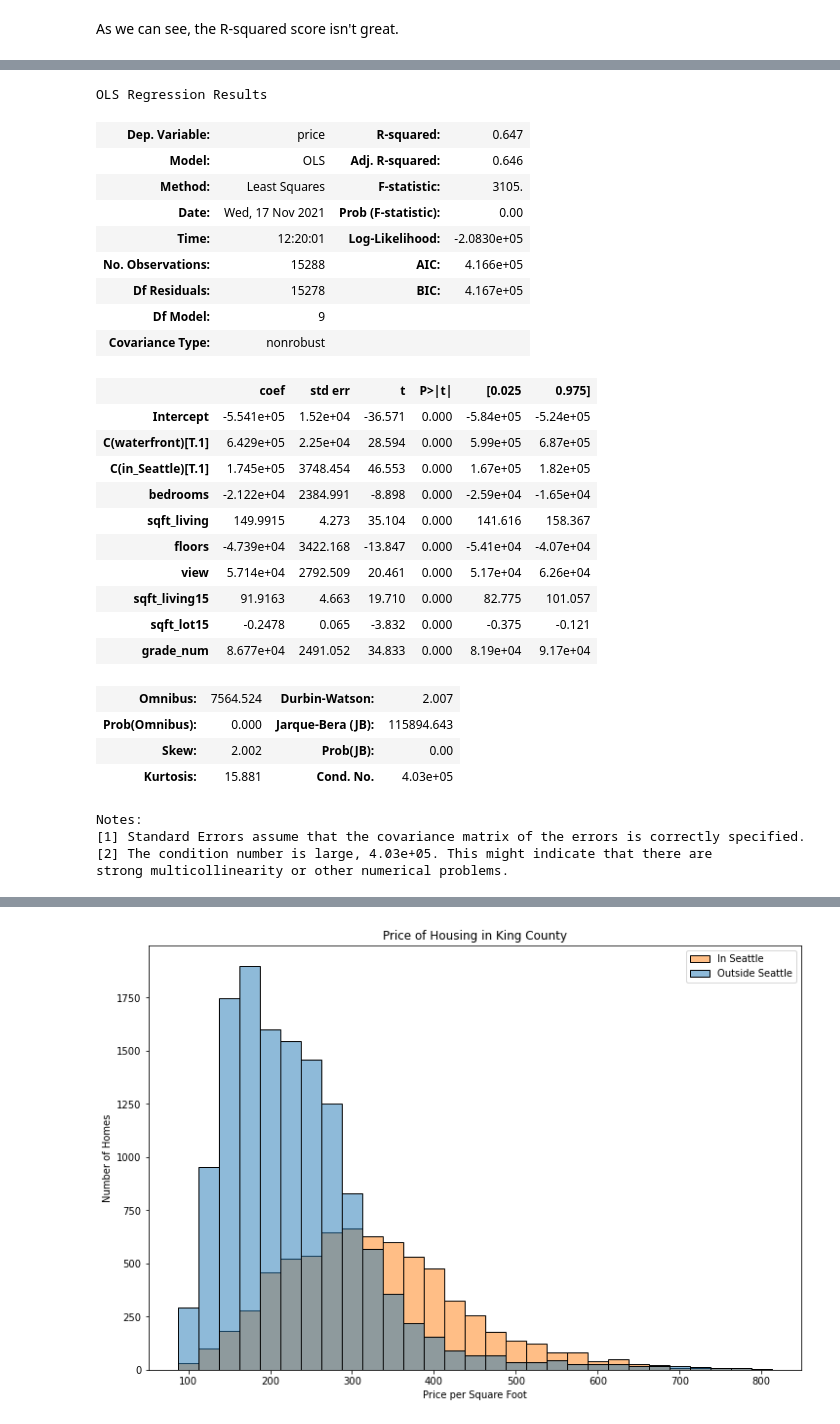
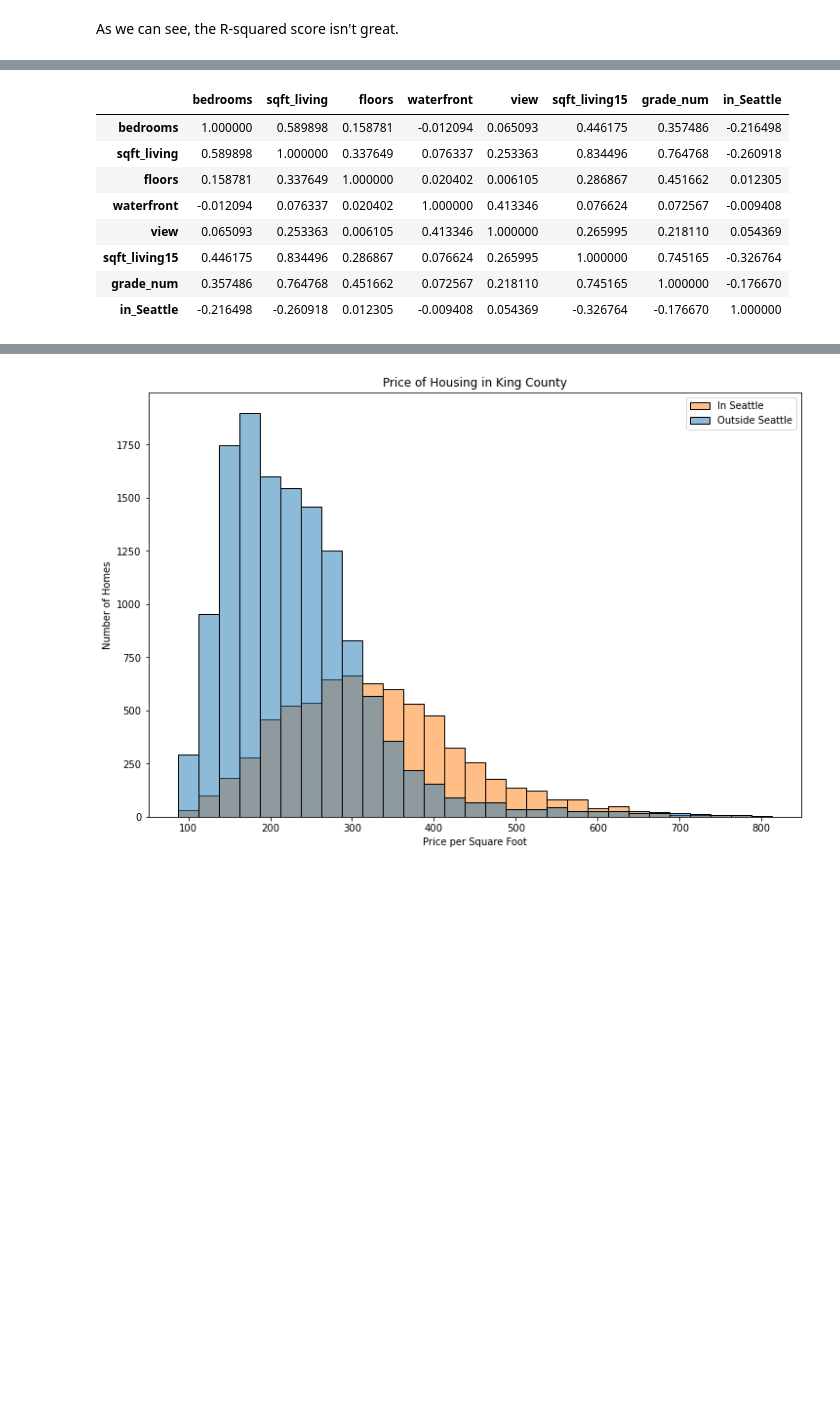
Before and after one commit to JulianWard147/phase_2_group_4, a Jupyter notebook: Main_notebook.ipynb, the cells around one changed output, grey strips where cells are left out. Saved outputs shown, nothing was run; the diff lists cells and outputs as text; code cells hidden in the pictures; blank space fills up the shorter version.

Commit message:
add new models

```diff
--- a/Main_notebook.ipynb
+++ b/Main_notebook.ipynb
@@ -381,4 +383,5 @@ Seattle_zipcodes = [98101, 98102, 98103, 98104, 98105,
 
 df['in_Seattle'] = np.where(df['zipcode'].isin(Seattle_zipcodes),1,0)
 # %%
-X = df.drop(columns = ['id','date','price','lat','long','sqft_living_ratio','sqft_lot_ratio','condition','yr_built','yr_renovated','grade','zipcode'])
+X = df.drop(columns = ['id','date','lat','long','sqft_living_ratio','sqft_lot_ratio', 'sqft_lot15','condition','yr_built','yr_renovated','grade','zipcode'])
+X.head()
@@ -385,5 +395,5 @@ X = df.drop(columns = ['id','date','price','lat','long','sqft_living_ratio','sqf
 # %%
-X_train, X_test, y_train, y_test = train_test_split(X,df.price)
+X_train, X_test, y_train, y_test = train_test_split(X.drop(columns='price'),X.price, test_size = .25, random_state = 420)
 
 training_data = pd.concat([X_train,y_train], axis = 1)
 testing_data = pd.concat([X_test,y_test], axis = 1)
@@ -481,32 +545,12 @@ in_Seattle: True
 # %%
-ols('price ~ bedrooms + sqft_living + floors + C(waterfront)+ view + sqft_living15 + sqft_lot15 + grade_num + C(in_Seattle)', data = training_data).fit().summary()
+X_train[['bedrooms','sqft_living','floors','waterfront','view','sqft_living15','grade_num','in_Seattle']].corr()
 # %% [output]
-OLS Regression Results
-| Dep. Variable: | price | R-squared: | 0.647 |
-| Model: | OLS | Adj. R-squared: | 0.646 |
-| Method: | Least Squares | F-statistic: | 3105. |
-| Date: | Wed, 17 Nov 2021 | Prob (F-statistic): | 0.00 |
-| Time: | 12:20:01 | Log-Likelihood: | -2.0830e+05 |
-| No. Observations: | 15288 | AIC: | 4.166e+05 |
-| Df Residuals: | 15278 | BIC: | 4.167e+05 |
-| Df Model: | 9 |  |  |
-| Covariance Type: | nonrobust |  |  |
+|  | bedrooms | sqft_living | floors | waterfront | view | sqft_living15 | grade_num | in_Seattle |
+| bedrooms | 1.000000 | 0.589898 | 0.158781 | -0.012094 | 0.065093 | 0.446175 | 0.357486 | -0.216498 |
+| sqft_living | 0.589898 | 1.000000 | 0.337649 | 0.076337 | 0.253363 | 0.834496 | 0.764768 | -0.260918 |
+| floors | 0.158781 | 0.337649 | 1.000000 | 0.020402 | 0.006105 | 0.286867 | 0.451662 | 0.012305 |
+| waterfront | -0.012094 | 0.076337 | 0.020402 | 1.000000 | 0.413346 | 0.076624 | 0.072567 | -0.009408 |
+| view | 0.065093 | 0.253363 | 0.006105 | 0.413346 | 1.000000 | 0.265995 | 0.218110 | 0.054369 |
+| sqft_living15 | 0.446175 | 0.834496 | 0.286867 | 0.076624 | 0.265995 | 1.000000 | 0.745165 | -0.326764 |
+| grade_num | 0.357486 | 0.764768 | 0.451662 | 0.072567 | 0.218110 | 0.745165 | 1.000000 | -0.176670 |
+| in_Seattle | -0.216498 | -0.260918 | 0.012305 | -0.009408 | 0.054369 | -0.326764 | -0.176670 | 1.000000 |
-|  | coef | std err | t | P>|t| | [0.025 | 0.975] |
-| Intercept | -5.541e+05 | 1.52e+04 | -36.571 | 0.000 | -5.84e+05 | -5.24e+05 |
-| C(waterfront)[T.1] | 6.429e+05 | 2.25e+04 | 28.594 | 0.000 | 5.99e+05 | 6.87e+05 |
-| C(in_Seattle)[T.1] | 1.745e+05 | 3748.454 | 46.553 | 0.000 | 1.67e+05 | 1.82e+05 |
-| bedrooms | -2.122e+04 | 2384.991 | -8.898 | 0.000 | -2.59e+04 | -1.65e+04 |
-| sqft_living | 149.9915 | 4.273 | 35.104 | 0.000 | 141.616 | 158.367 |
-| floors | -4.739e+04 | 3422.168 | -13.847 | 0.000 | -5.41e+04 | -4.07e+04 |
-| view | 5.714e+04 | 2792.509 | 20.461 | 0.000 | 5.17e+04 | 6.26e+04 |
-| sqft_living15 | 91.9163 | 4.663 | 19.710 | 0.000 | 82.775 | 101.057 |
-| sqft_lot15 | -0.2478 | 0.065 | -3.832 | 0.000 | -0.375 | -0.121 |
-| grade_num | 8.677e+04 | 2491.052 | 34.833 | 0.000 | 8.19e+04 | 9.17e+04 |
-| Omnibus: | 7564.524 | Durbin-Watson: | 2.007 |
-| Prob(Omnibus): | 0.000 | Jarque-Bera (JB): | 115894.643 |
-| Skew: | 2.002 | Prob(JB): | 0.00 |
-| Kurtosis: | 15.881 | Cond. No. | 4.03e+05 |
-Notes:
-[1] Standard Errors assume that the covariance matrix of the errors is correctly specified.
-[2] The condition number is large, 4.03e+05. This might indicate that there are
-strong multicollinearity or other numerical problems.
```
Also changed, not shown: parts of 29 cells of this notebook.
